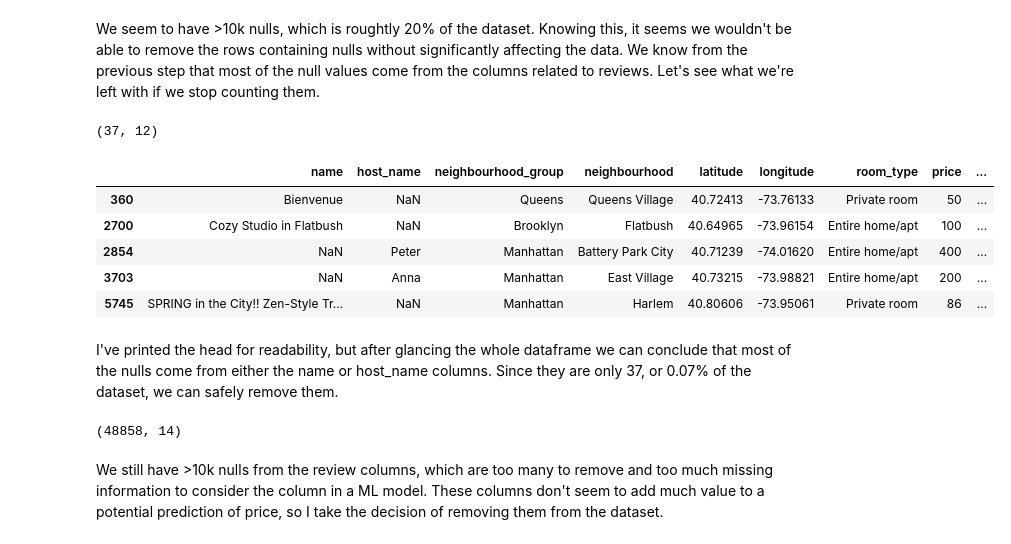
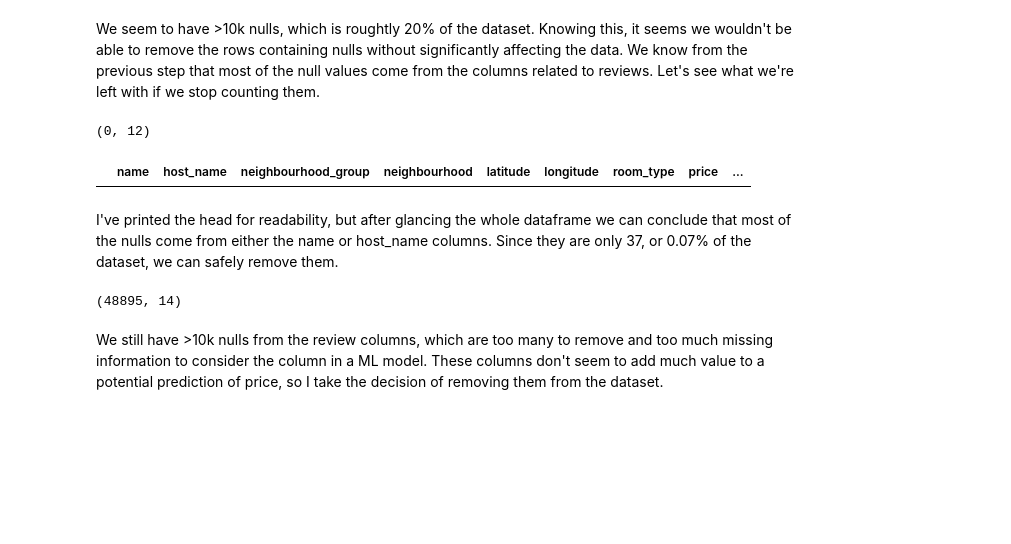
Before and after one commit to ElGuayaba/machine-learning-python-template, a Jupyter notebook: src/explore.ipynb, the cells around one changed output. Drawn from its saved outputs; the diff is of its cells as text; code cells hidden in the pictures; blank space fills up the shorter version.

```diff
--- a/src/explore.ipynb
+++ b/src/explore.ipynb
@@ -216,0 +263,21 @@ plt.show()
+# %%
+abnb_data_factorised = abnb_data
+abnb_data_factorised["neighbourhood"] = pd.factorize(abnb_data["neighbourhood"])[0]
+abnb_data_factorised["neighbourhood_group"] = pd.factorize(abnb_data["neighbourhood_group"])[0]
+abnb_data_factorised["room_type"] = pd.factorize(abnb_data["room_type"])[0]
+
+fig, axis = plt.subplots(figsize = (10, 6))
+
+sns.heatmap(abnb_data_factorised[[
+    "neighbourhood_group",
+    "neighbourhood",
+    "latitude",
+    "longitude",
+    "room_type",
+    "price"
+    ]].corr(), annot = True, fmt = ".2f")
+
+plt.tight_layout()
+
+
+plt.show()
@@ -216,0 +290,22 @@ plt.show()
+# %%
+abnb_data_factorised["name"] = pd.factorize(abnb_data["name"])[0]
+abnb_data_factorised["host_name"] = pd.factorize(abnb_data["host_name"])[0]
+abnb_data_factorised["room_type"] = pd.factorize(abnb_data["room_type"])[0]
+abnb_data_factorised["last_review"] = pd.factorize(abnb_data["last_review"])[0]
+
+fig, axis = plt.subplots(figsize = (10, 6))
+
+sns.heatmap(abnb_data_factorised[[
+    "name",
+    "host_name",
+    "room_type",
+    "price",
+    "price",
+    "number_of_reviews",
+    "last_review",
+    "reviews_per_month",
+    "calculated_host_listings_count",
+    "availability_365"
+    ]].corr(), annot = True, fmt = ".2f")
+
+plt.tight_layout()
@@ -232,25 +333,20 @@ null_values.head()
 # %% [markdown]
 We seem to have >10k nulls, which is roughtly 20% of the dataset. Knowing this, it seems we wouldn't be able to remove the rows containing nulls without significantly affecting the data. We know from the previous step that most of the null values come from the columns related to reviews. Let's see what we're left with if we stop counting them.
 # %%
-data_without_reviews = abnb_data.drop(['last_review', 'reviews_per_month'], axis=1, inplace=False)
+data_without_reviews = abnb_data_factorised.drop(['last_review', 'reviews_per_month'], axis=1, inplace=False)
 null_values = data_without_reviews[data_without_reviews.isna().any(axis=1)]
 print(null_values.shape)
 null_values.head()
 # %% [output]
-(37, 12)
+(0, 12)
 |  | name | host_name | neighbourhood_group | neighbourhood | latitude | longitude | room_type | price | ... |
-| 360 | Bienvenue | NaN | Queens | Queens Village | 40.72413 | -73.76133 | Private room | 50 | ... |
-| 2700 | Cozy Studio in Flatbush | NaN | Brooklyn | Flatbush | 40.64965 | -73.96154 | Entire home/apt | 100 | ... |
-| 2854 | NaN | Peter | Manhattan | Battery Park City | 40.71239 | -74.01620 | Entire home/apt | 400 | ... |
-| 3703 | NaN | Anna | Manhattan | East Village | 40.73215 | -73.98821 | Entire home/apt | 200 | ... |
-| 5745 | SPRING in the City!! Zen-Style Tr... | NaN | Manhattan | Harlem | 40.80606 | -73.95061 | Private room | 86 | ... |
 # %% [markdown]
 I've printed the head for readability, but after glancing the whole dataframe we can conclude that most of the nulls come from either the name or host_name columns. Since they are only 37, or 0.07% of the dataset, we can safely remove them.
 # %%
-abnb_data.drop(null_values.index, inplace=True)
-abnb_data.shape
+abnb_data_factorised.drop(null_values.index, inplace=True)
+abnb_data_factorised.shape
 # %% [output]
-(48858, 14)
+(48895, 14)
 # %% [markdown]
 We still have >10k nulls from the review columns, which are too many to remove and too much missing information to consider the column in a ML model. These columns don't seem to add much value to a potential prediction of price, so I take the decision of removing them from the dataset.
 # %%
```
Also changed, not shown: parts of 44 cells of this notebook.
